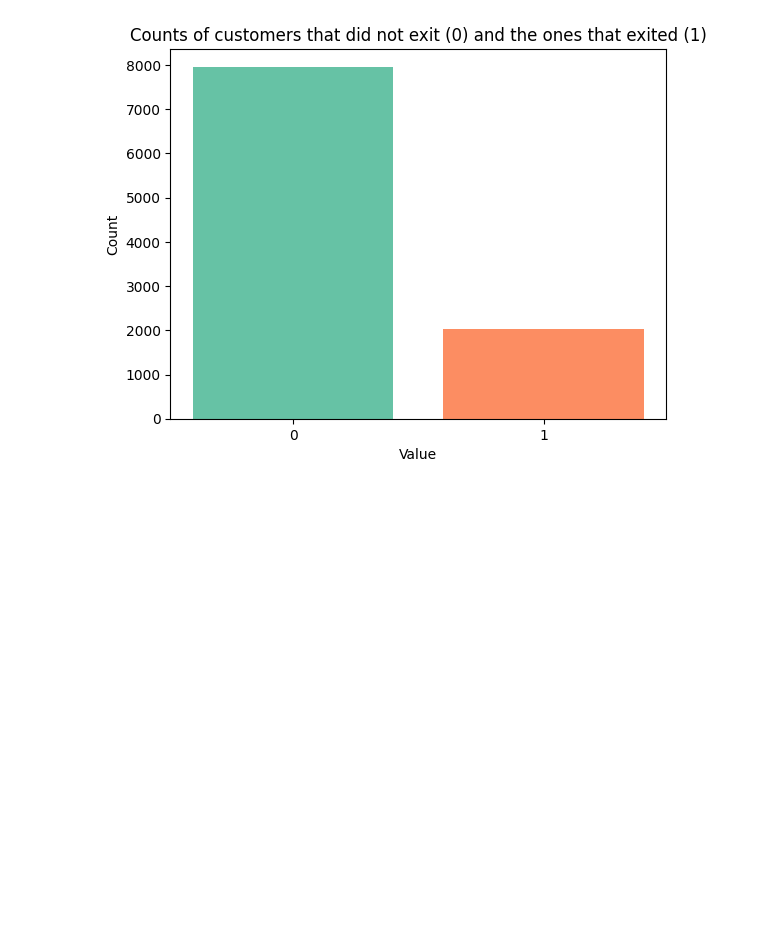
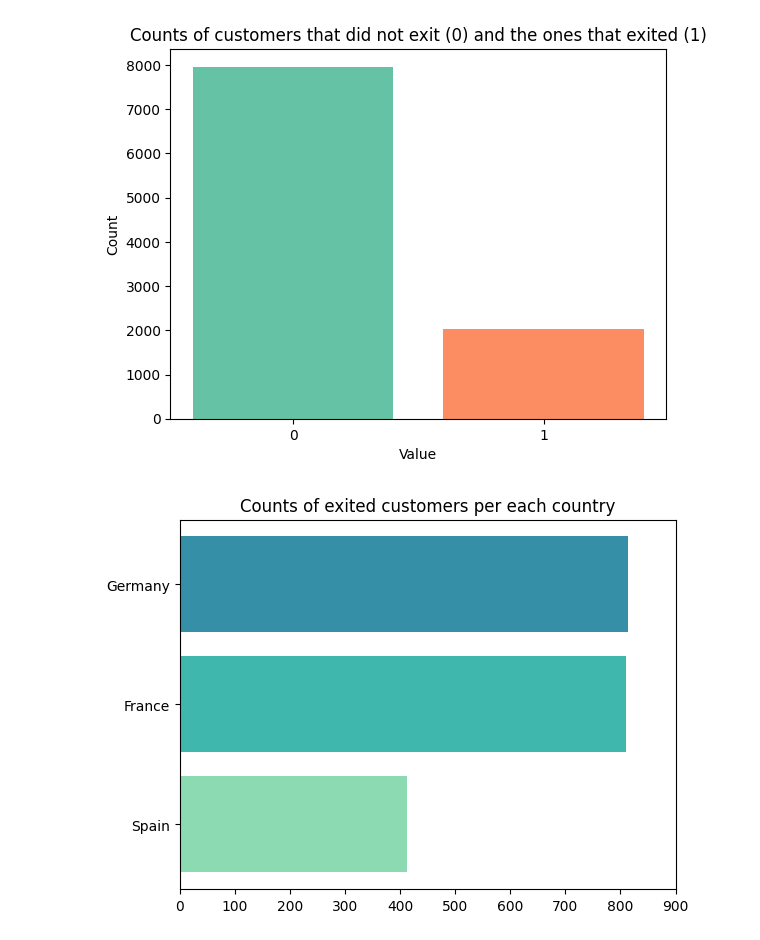
Before and after one commit to Amira-Bekhta/Case-study-Customer-attrition, a Jupyter notebook: Notebooks/EDA.ipynb, the cells around one changed output. Saved outputs shown, nothing was run; the diff lists cells and outputs as text; code cells hidden in the pictures; blank space fills up the shorter version.

```diff
--- a/Notebooks/EDA.ipynb
+++ b/Notebooks/EDA.ipynb
@@ -26,3 +26,13 @@ plt.title('Counts of customers that did not exit (0) and the ones that exited (1
 plt.show()
 # %% [output]
 [figure]
+# %%
+country_values = data[data.Exited == 1].Geography.value_counts(ascending=True)
+# %%
+x = [0, 1, 2]
+plt.barh(country_values.index[x], country_values.iloc[x], color=sns.color_palette("mako_r"))
+plt.title("Counts of exited customers per each country")
+plt.xlim(0, 900)
+plt.show()
+# %% [output]
+[figure, added]
```
